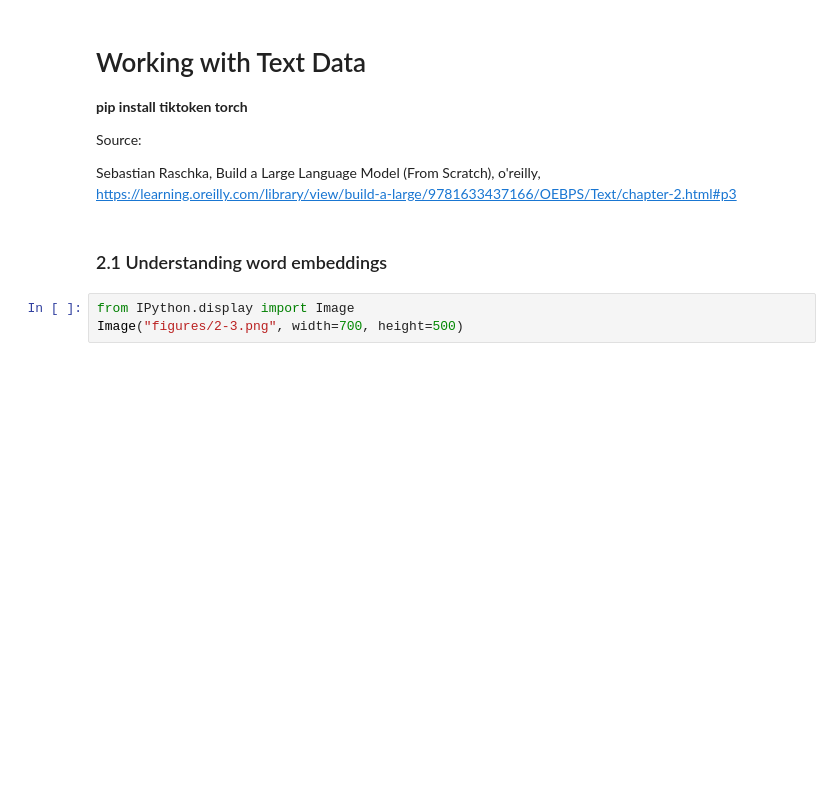
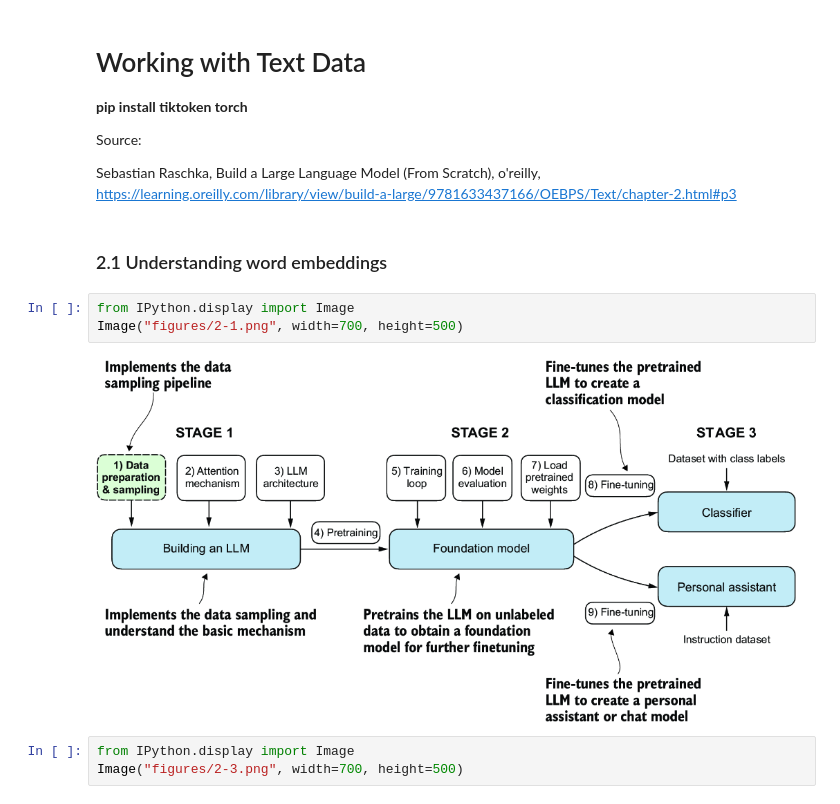
Before and after one commit to molnarai/BuildingGenerativeAIBusinessSolutions, a Jupyter notebook: DocumentProcessing/notebooks/Working_With_Text_Data.ipynb, the cells around one changed output. Cells and saved outputs as stored; diff of their text form; blank space fills up the shorter version.

```diff
--- a/DocumentProcessing/notebooks/Working_With_Text_Data.ipynb
+++ b/DocumentProcessing/notebooks/Working_With_Text_Data.ipynb
@@ -8,6 +8,11 @@ Source:
 Sebastian Raschka, Build a Large Language Model (From Scratch), o'reilly, https://learning.oreilly.com/library/view/build-a-large/9781633437166/OEBPS/Text/chapter-2.html#p3
 # %% [markdown]
 ### 2.1 Understanding word embeddings
+# %%
+from IPython.display import Image
+Image("figures/2-1.png", width=700, height=500)
+# %% [output]
+[figure, added]
 # %%
 from IPython.display import Image
 Image("figures/2-3.png", width=700, height=500)
```
Also changed, not shown: parts of 2 cells of this notebook, 3 other files.
